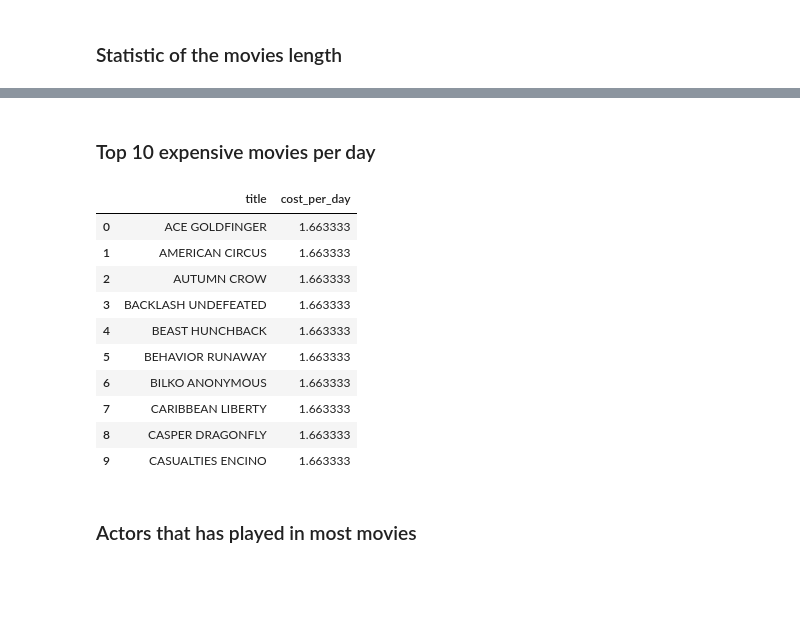
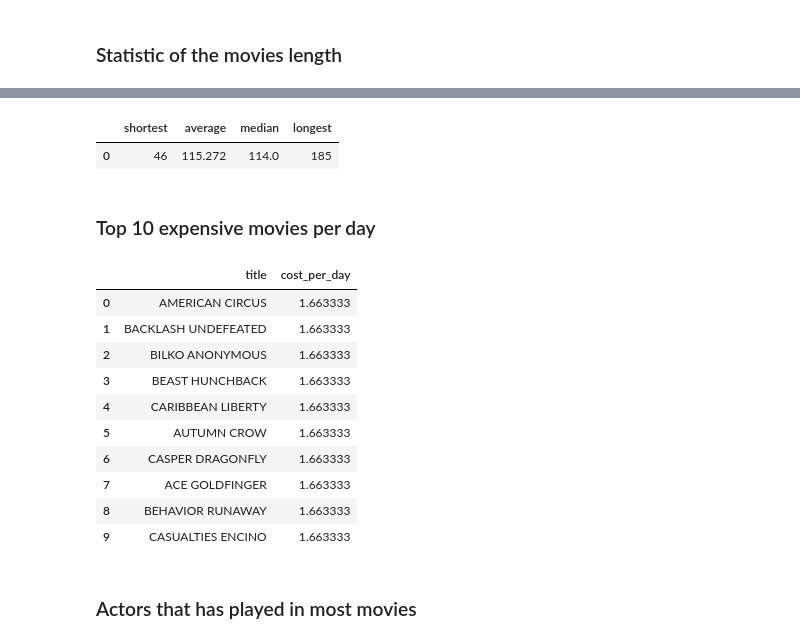
Before and after one commit to Filippa-Jansson/dvd_rental_sql_analysis, a Jupyter notebook: lab_1_sql/moviesdata.ipynb, the cells around one changed output, grey strips where cells are left out. Cells and saved outputs as stored; diff of their text form; code cells hidden in the pictures; blank space fills up the shorter version.

```diff
--- a/lab_1_sql/moviesdata.ipynb
+++ b/lab_1_sql/moviesdata.ipynb
@@ -75,25 +94,14 @@ df_stats
+# %%
+long_movies = duckdb.sql("""
+SELECT
+MIN(length) AS shortest,
+AVG(length) AS average,
+MEDIAN(length) AS median,
+MAX(length) AS longest
+FROM film; """).df()
+long_movies.head()
+# %% [output]
+|  | shortest | average | median | longest |
+| 0 | 46 | 115.272 | 114.0 | 185 |
 # %% [markdown]
 ### Top 10 expensive movies per day
-# %%
-query = """
-SELECT
-    title,
-    rental_rate / rental_duration AS cost_per_day
-FROM film
-ORDER BY cost_per_day DESC
-LIMIT 10
-"""
-df_expensive = con.execute(query).df()
-df_expensive
-# %% [output]
-|  | title | cost_per_day |
-| 0 | ACE GOLDFINGER | 1.663333 |
-| 1 | AMERICAN CIRCUS | 1.663333 |
-| 2 | AUTUMN CROW | 1.663333 |
-| 3 | BACKLASH UNDEFEATED | 1.663333 |
-| 4 | BEAST HUNCHBACK | 1.663333 |
-| 5 | BEHAVIOR RUNAWAY | 1.663333 |
-| 6 | BILKO ANONYMOUS | 1.663333 |
-| 7 | CARIBBEAN LIBERTY | 1.663333 |
-| 8 | CASPER DRAGONFLY | 1.663333 |
-| 9 | CASUALTIES ENCINO | 1.663333 |
@@ -100,2 +111,22 @@ df_expensive
+# %%
+duckdb.sql("""
+SELECT
+    title,
+    rental_rate / rental_duration AS cost_per_day
+FROM film
+ORDER BY cost_per_day DESC
+LIMIT 10""").df()
+# %% [output]
+|  | title | cost_per_day |
+| 0 | AMERICAN CIRCUS | 1.663333 |
+| 1 | BACKLASH UNDEFEATED | 1.663333 |
+| 2 | BILKO ANONYMOUS | 1.663333 |
+| 3 | BEAST HUNCHBACK | 1.663333 |
+| 4 | CARIBBEAN LIBERTY | 1.663333 |
+| 5 | AUTUMN CROW | 1.663333 |
+| 6 | CASPER DRAGONFLY | 1.663333 |
+| 7 | ACE GOLDFINGER | 1.663333 |
+| 8 | BEHAVIOR RUNAWAY | 1.663333 |
+| 9 | CASUALTIES ENCINO | 1.663333 |
 # %% [markdown]
 ### Actors that has played in most movies
```
Also changed, not shown: parts of 27 cells of this notebook, 11 other files.
